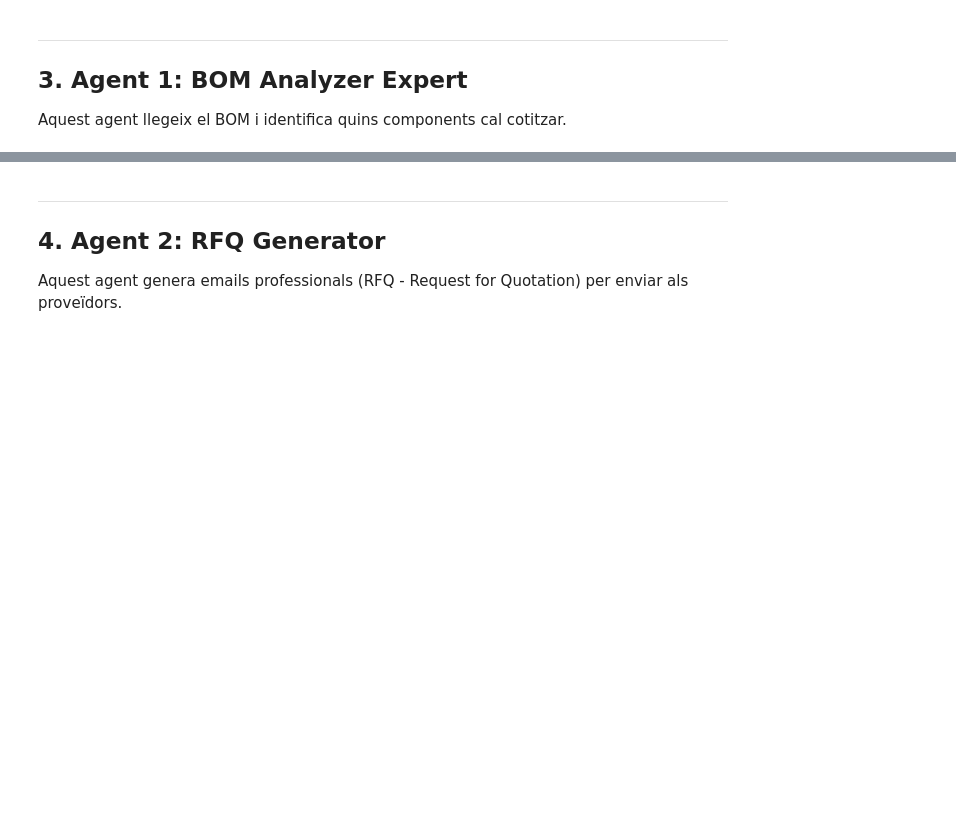
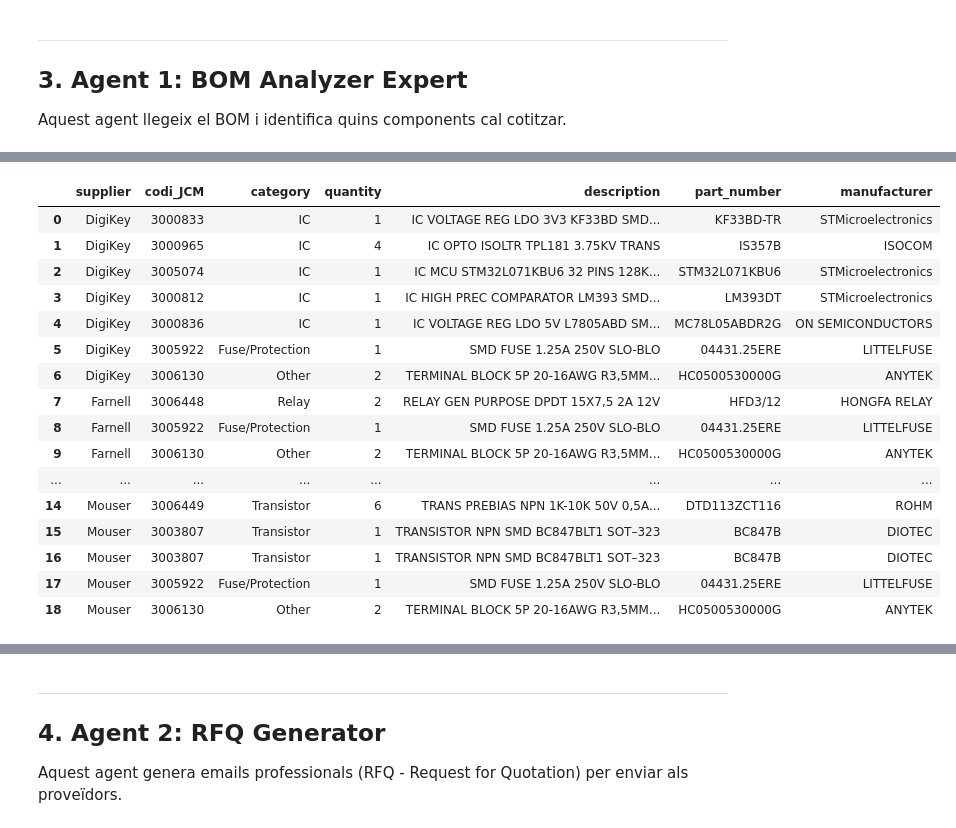
Before and after one commit to jberingues/FormacioAgents, a Jupyter notebook: notebooks/03_cas_practic_CrewAI.ipynb, the cells around one changed output, grey strips where cells are left out. Saved outputs shown, nothing was run; the diff lists cells and outputs as text; code cells hidden in the pictures; blank space fills up the shorter version.

Commit message:
Codi funcional refactoritzat que funciona bé

```diff
--- a/notebooks/03_cas_practic_CrewAI.ipynb
+++ b/notebooks/03_cas_practic_CrewAI.ipynb
@@ -675,0 +585,20 @@ print("✅ Task 'Analyze BOM' creada!")
+# %%
+from crewai import Task
+
+task_read_bom = Task(
+    description="""
+    Llegeix el BOM del fitxer 'data/Bill_of_Materials-TESTBOM.xlsx'.
+
+    Instruccions:
+    - Crida la tool 'Read BOM Excel' EXACTAMENT UNA VEGADA.
+    - No facis cap anàlisi ni classificació.
+    - Retorna el contingut del BOM tal com el proporciona la tool.
+    - Retorna'l com un objecte JSON amb el camp "items".
+    - Un cop obtingut el resultat, finalitza la tasca.
+    """,
+    expected_output="Un objecte ComponentToQuoteList amb els components del BOM, exactament com el llegeix la tool.",
+    output_pydantic=ComponentToQuoteList,
+    agent=agent_bom_reader,
+)
+
+print("✅ Task 'Read BOM' creada!")
@@ -795,0 +729,58 @@ L'agent hauria d'haver identificat components com:
+# %%
+from crewai import Crew, Process
+from datetime import datetime
+import pandas as pd
+
+crew_bom_analyzer = Crew(
+    agents=[agent_bom_analyzer],
+    tasks=[task_assign_suppliers],
+    process=Process.sequential,
+    verbose=False,
+    max_iter=3,
+    max_rpm=60,
+)
+
+print("🚀 Executant Agent BOM Analyzer...\n")
+print("=" * 70)
+
+hora_actual = datetime.now().strftime("%H:%M:%S")
+print(f"Hora inici: {hora_actual}")
+
+# Entrem el BOM a la tasca
+task_assign_suppliers.description += f"""
+INPUT COMPONENTS (ComponentToQuoteList):
+{bom.model_dump_json(indent=2)}"""
+
+result_analyzer = crew_bom_analyzer.kickoff()
+
+# Recollim el resultat
+analysis: BOMAnalysis = task_assign_suppliers.output.pydantic
+
+print("\n" + "=" * 70)
+print("✅ Anàlisi completada!\n")
+
+hora_actual = datetime.now().strftime("%H:%M:%S")
+print(f"Hora fi: {hora_actual}")
+
+
+# Taula BOM -------------------------------------------------
+df_bom = pd.DataFrame([c.model_dump() for c in bom.items])
+df_bom = df_bom[["category", "codi_JCM", "quantity", "description", "part_number", "manufacturer"]]
+print("📋 BOM llegit:")
+display(df_bom)
+
+# Taula Assignació proveïdors -------------------------------
+rows = []
+for supplier, codi_JCM in analysis.components_by_supplier.items():
+    for pn in codi_JCM:
+        rows.append({"supplier": supplier, "codi_JCM": pn})
+
+# Join per veure-ho complet
+df_map = pd.DataFrame(rows)
+df_assigned = df_map.merge(df_bom, on="codi_JCM", how="left")
+print("✅ Assignació amb detalls:")
+display(df_assigned)
+
+print("🧠 Summary:", analysis.summary)
+print("Total components a cotitzar:", analysis.total_components)
+# %% [output]
@@ -795,0 +815,17 @@ L'agent hauria d'haver identificat components com:
+|  | supplier | codi_JCM | category | quantity | description | part_number | manufacturer |
+| 0 | DigiKey | 3000833 | IC | 1 | IC VOLTAGE REG LDO 3V3 KF33BD SMD... | KF33BD-TR | STMicroelectronics |
+| 1 | DigiKey | 3000965 | IC | 4 | IC OPTO ISOLTR TPL181 3.75KV TRANS | IS357B | ISOCOM |
+| 2 | DigiKey | 3005074 | IC | 1 | IC MCU STM32L071KBU6 32 PINS 128K... | STM32L071KBU6 | STMicroelectronics |
+| 3 | DigiKey | 3000812 | IC | 1 | IC HIGH PREC COMPARATOR LM393 SMD... | LM393DT | STMicroelectronics |
+| 4 | DigiKey | 3000836 | IC | 1 | IC VOLTAGE REG LDO 5V L7805ABD SM... | MC78L05ABDR2G | ON SEMICONDUCTORS |
+| 5 | DigiKey | 3005922 | Fuse/Protection | 1 | SMD FUSE 1.25A 250V SLO-BLO | 04431.25ERE | LITTELFUSE |
+| 6 | DigiKey | 3006130 | Other | 2 | TERMINAL BLOCK 5P 20-16AWG R3,5MM... | HC0500530000G | ANYTEK |
+| 7 | Farnell | 3006448 | Relay | 2 | RELAY GEN PURPOSE DPDT 15X7,5 2A 12V | HFD3/12 | HONGFA RELAY |
+| 8 | Farnell | 3005922 | Fuse/Protection | 1 | SMD FUSE 1.25A 250V SLO-BLO | 04431.25ERE | LITTELFUSE |
+| 9 | Farnell | 3006130 | Other | 2 | TERMINAL BLOCK 5P 20-16AWG R3,5MM... | HC0500530000G | ANYTEK |
+| ... | ... | ... | ... | ... | ... | ... | ... |
+| 14 | Mouser | 3006449 | Transistor | 6 | TRANS PREBIAS NPN 1K-10K 50V 0,5A... | DTD113ZCT116 | ROHM |
+| 15 | Mouser | 3003807 | Transistor | 1 | TRANSISTOR NPN SMD BC847BLT1 SOT–323 | BC847B | DIOTEC |
+| 16 | Mouser | 3003807 | Transistor | 1 | TRANSISTOR NPN SMD BC847BLT1 SOT–323 | BC847B | DIOTEC |
+| 17 | Mouser | 3005922 | Fuse/Protection | 1 | SMD FUSE 1.25A 250V SLO-BLO | 04431.25ERE | LITTELFUSE |
+| 18 | Mouser | 3006130 | Other | 2 | TERMINAL BLOCK 5P 20-16AWG R3,5MM... | HC0500530000G | ANYTEK |
```
Also changed, not shown: parts of 96 cells of this notebook.
